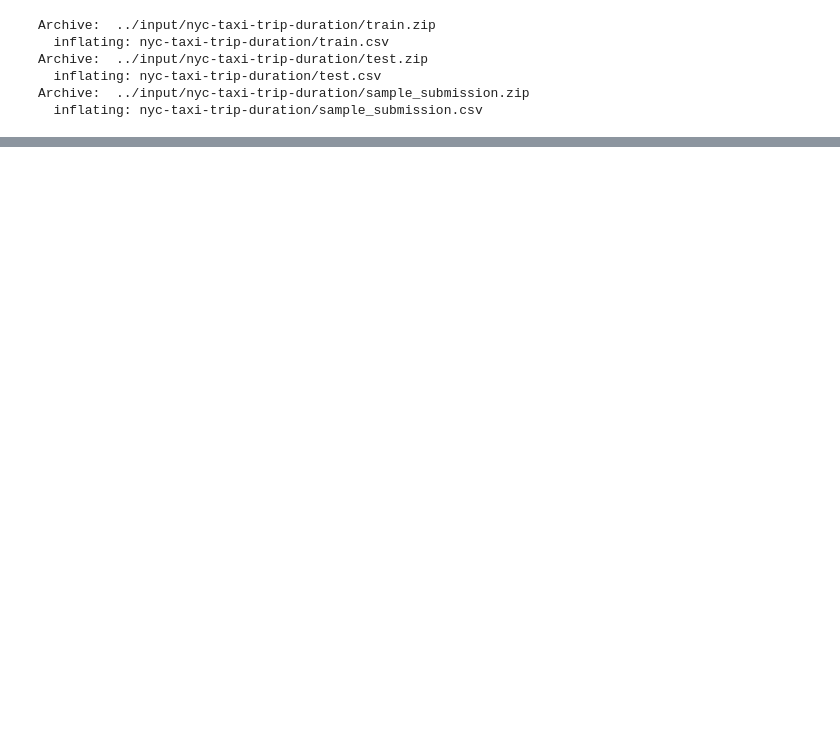
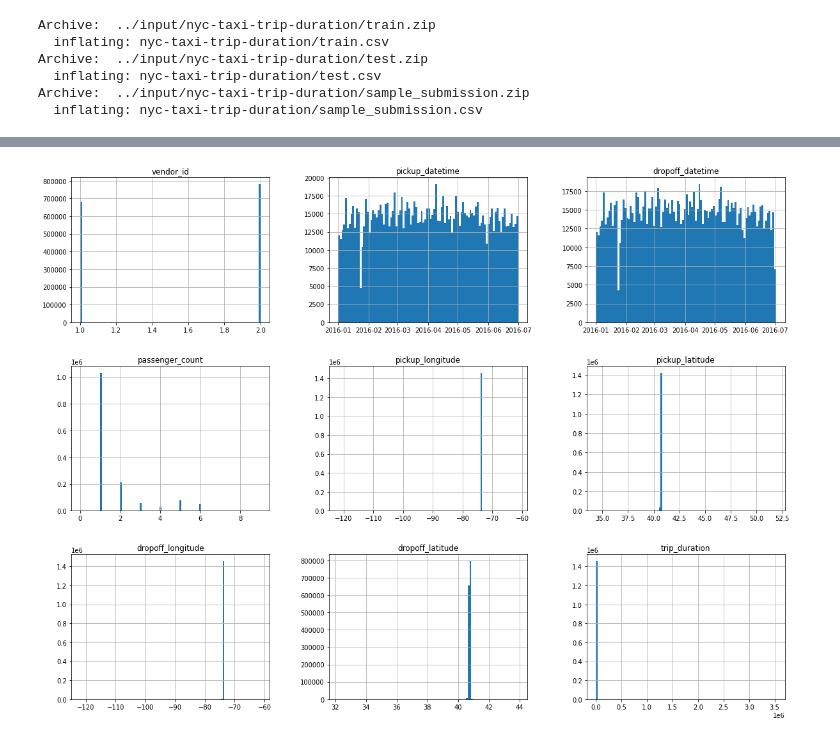
Before and after one commit to AnhDao1411/CSC14115, a Jupyter notebook: project.ipynb, the cells around one changed output, grey strips where cells are left out. Cells and saved outputs as stored; diff of their text form; code cells hidden in the pictures; blank space fills up the shorter version.

```diff
--- a/project.ipynb
+++ b/project.ipynb
@@ -134,0 +207,5 @@ test DF has 625134 rows and 9 columns
+# %%
+num_cols = list(train.select_dtypes(exclude='object').columns)
+cate_cols = list(train.select_dtypes(include='object').columns)
+print("Num cols: ",num_cols)
+print("Cate cols: ",cate_cols)
@@ -135 +236,6 @@ test DF has 625134 rows and 9 columns
+# %%
+train[num_cols].hist(figsize=(20, 15), bins = 100)
+plt.show()
+# %% [output]
+[figure, added]
 # %%
```
Also changed, not shown: parts of 28 cells of this notebook.
